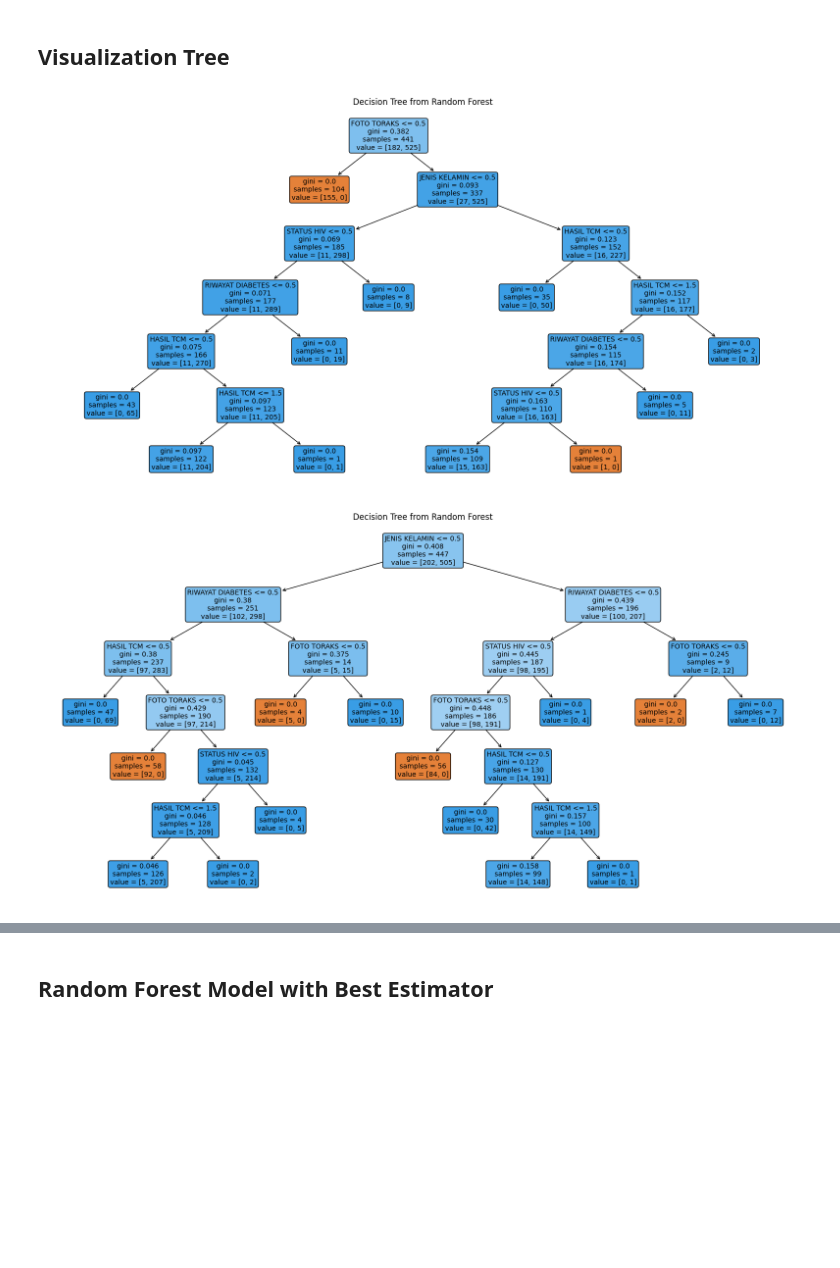
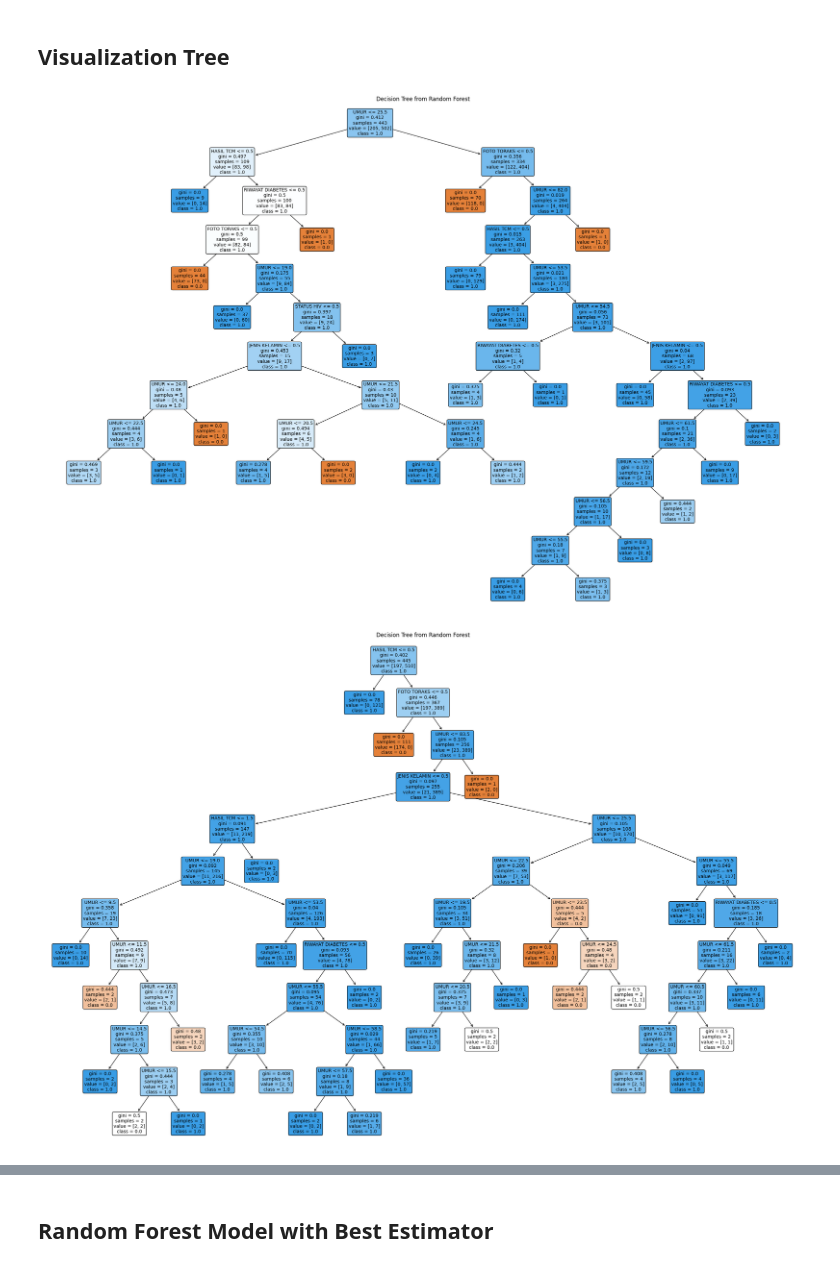
Before and after one commit to meinhere/ta-kk, a Jupyter notebook: code.ipynb, the cells around one changed output, grey strips where cells are left out. Drawn from its saved outputs; the diff is of its cells as text; code cells hidden in the pictures; blank space fills up the shorter version.

```diff
--- a/code.ipynb
+++ b/code.ipynb
@@ -225,8 +225,8 @@ plt.show()
 # %% [markdown]
 ### Seleksi Fitur
 # %%
-main_df = pd.concat([data_df[data_df.columns[1]], data_df[data_df.columns[3:]]], axis=1)
+main_df = pd.concat([data_df[data_df.columns[0:2]], data_df[data_df.columns[3:]]], axis=1)
 features_df = main_df[main_df.columns[0:-1]]
-labels_df = data_df["LOKASI ANATOMI (target/output)"]
+labels_df = main_df["LOKASI ANATOMI (target/output)"]
 main_df
 # %% [output]
@@ -306,16 +306,18 @@ ConfusionMatrixDisplay(confusion_matrix=cm).plot();
 # %%
 # rf = RandomForestClassifier()
 # rf.fit(train_features, train_labels)  # Fit the model
 
 for i in range(3):
   # Pick one tree from the forest, e.g., the first tree (index 0)
   tree_to_plot = rf.estimators_[i]
 
+  name_class = [str(c) for c in tree_to_plot.classes_]
+
   # Plot the decision tree
-  plt.figure(figsize=(20, 10))
-  plot_tree(tree_to_plot, feature_names=train_features.columns.tolist(), filled=True, rounded=True, fontsize=10)
+  plt.figure(figsize=(30, 20))
+  plot_tree(tree_to_plot, feature_names=features_df.columns, class_names=name_class, filled=True, rounded=True, fontsize=10)
   plt.title("Decision Tree from Random Forest")
   plt.show()
 # %% [output]
-[figure, old version]
+[figure, new version]
-[figure, old version]
+[figure, new version]
```
Also changed, not shown: parts of 12 cells of this notebook, 4 other files.
